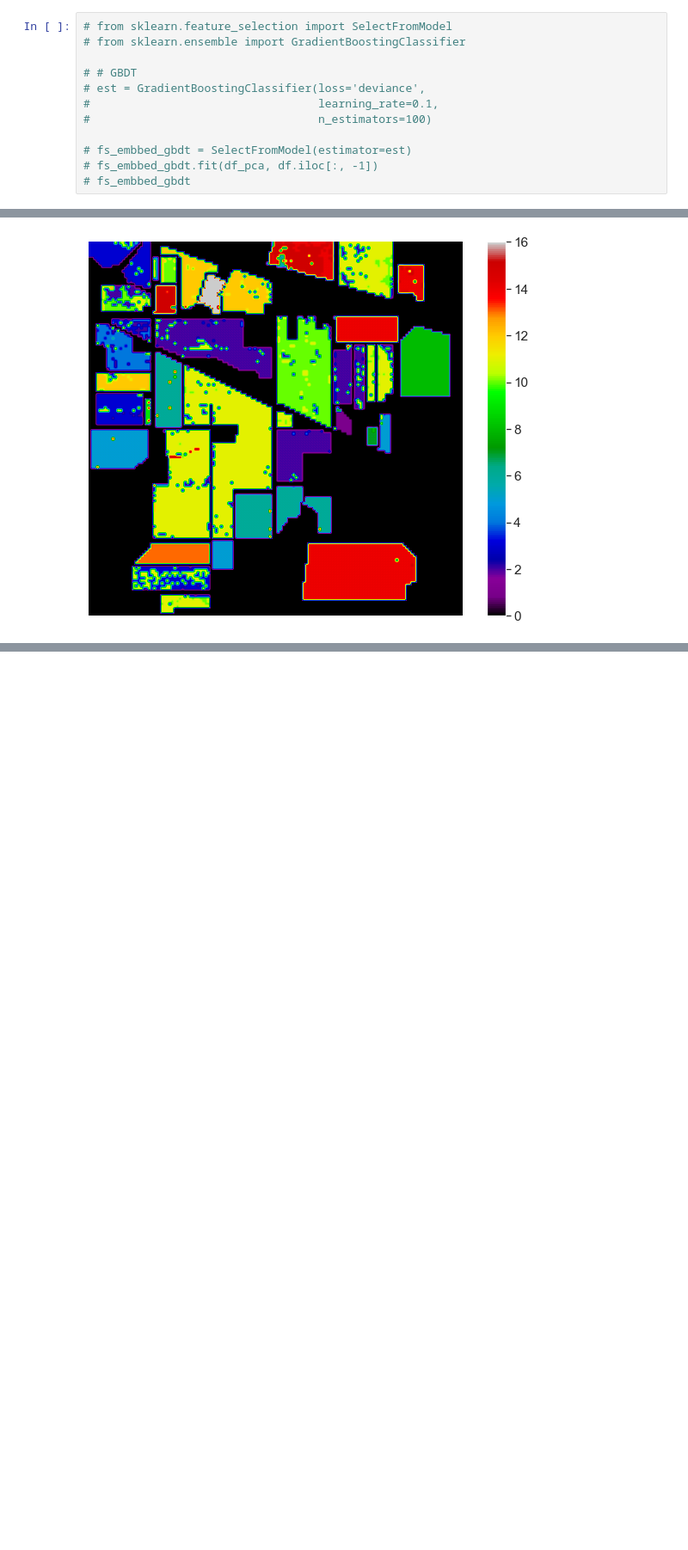
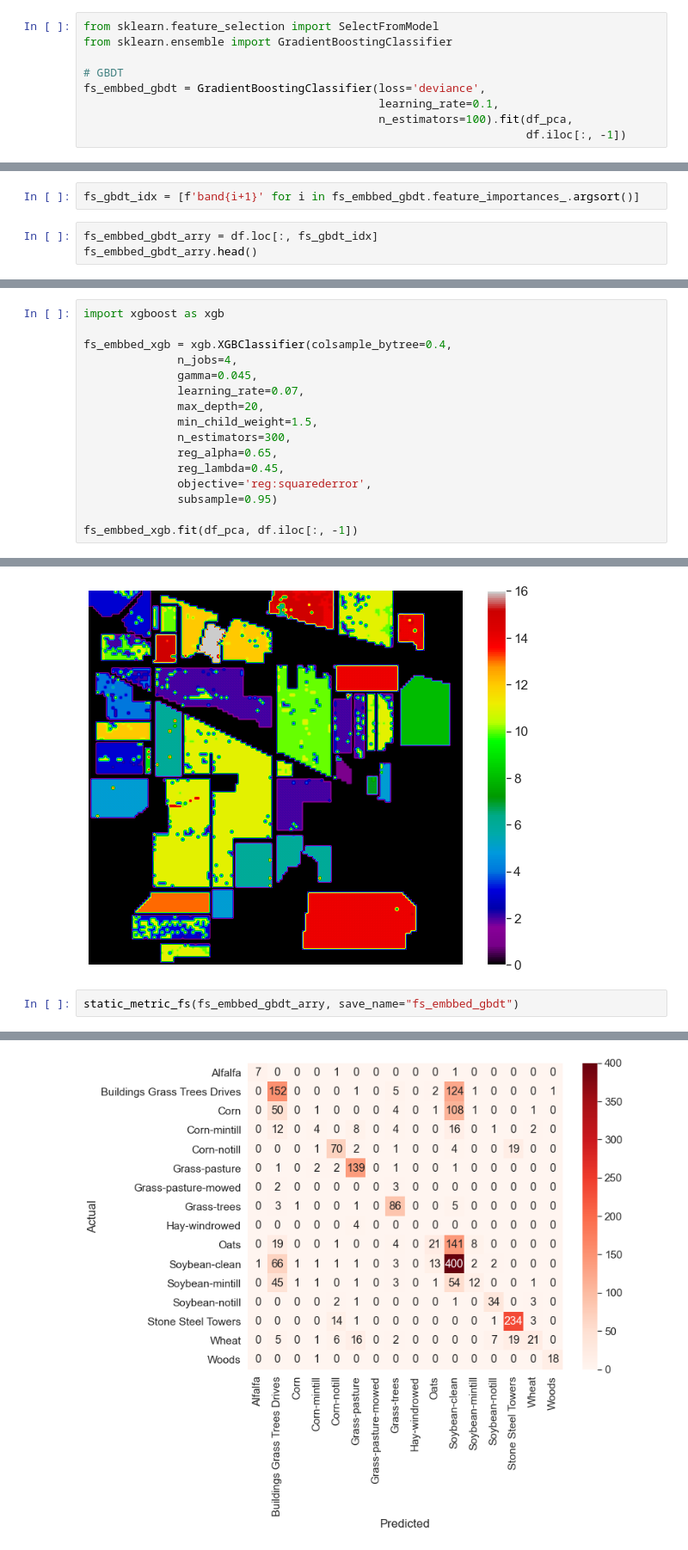
Before and after one commit to datamonday/HSI-Analysis, a Jupyter notebook: 01 Hyperspectral Image Analysis/04 Feature Selection.ipynb, the cells around one changed output, grey strips where cells are left out. Shown at 86% size. Drawn from its saved outputs; the diff is of its cells as text; blank space fills up the shorter version.

```diff
--- a/01 Hyperspectral Image Analysis/04 Feature Selection.ipynb
+++ b/01 Hyperspectral Image Analysis/04 Feature Selection.ipynb
@@ -446,14 +448,11 @@ fs_embbed_penalty.shape
 
 `sklearn.ensemble.GradientBoostingClassifier(*, loss='deviance', learning_rate=0.1, n_estimators=100, subsample=1.0, criterion='friedman_mse', min_samples_split=2, min_samples_leaf=1, min_weight_fraction_leaf=0.0, max_depth=3, min_impurity_decrease=0.0, min_impurity_split=None, init=None, random_state=None, max_features=None, verbose=0, max_leaf_nodes=None, warm_start=False, validation_fraction=0.1, n_iter_no_change=None, tol=0.0001, ccp_alpha=0.0)`
 # %%
-# from sklearn.feature_selection import SelectFromModel
-# from sklearn.ensemble import GradientBoostingClassifier
+from sklearn.feature_selection import SelectFromModel
+from sklearn.ensemble import GradientBoostingClassifier
 
-# # GBDT
-# est = GradientBoostingClassifier(loss='deviance',
-#                                  learning_rate=0.1,
-#                                  n_estimators=100)
-
-# fs_embbed_gbdt = SelectFromModel(estimator=est)
-# fs_embbed_gbdt.fit(df_pca, df.iloc[:, -1])
-# fs_embbed_gbdt
+# GBDT
+fs_embbed_gbdt = GradientBoostingClassifier(loss='deviance',
+                                            learning_rate=0.1,
+                                            n_estimators=100).fit(df_pca,
+                                                                  df.iloc[:, -1])
@@ -467,0 +464,5 @@ SelectFromModel(estimator=GradientBoostingClassifier())
+# %%
+fs_gbdt_idx = [f'band{i+1}' for i in fs_embbed_gbdt.feature_importances_.argsort()]
+# %%
+fs_embbed_gbdt_arry = df.loc[:, fs_gbdt_idx]
+fs_embbed_gbdt_arry.head()
@@ -467,0 +478,16 @@ SelectFromModel(estimator=GradientBoostingClassifier())
+# %%
+import xgboost as xgb
+
+fs_embbed_xgb = xgb.XGBClassifier(colsample_bytree=0.4,
+              n_jobs=4,
+              gamma=0.045,
+              learning_rate=0.07,
+              max_depth=20,
+              min_child_weight=1.5,
+              n_estimators=300,
+              reg_alpha=0.65,
+              reg_lambda=0.45,
+              objective='reg:squarederror',
+              subsample=0.95)
+
+fs_embbed_xgb.fit(df_pca, df.iloc[:, -1])
@@ -740,3 +815,6 @@ static_metric_fs(fs_embbed_penalty, save_name="fs_embbed_penalty")
                 weighted avg       0.86      0.86      0.86      2050
 [figure]
 [figure]
+# %%
+static_metric_fs(fs_embbed_gbdt_arry, save_name="fs_embbed_gbdt")
+# %% [output]
@@ -742,0 +838 @@ static_metric_fs(fs_embbed_penalty, save_name="fs_embbed_penalty")
+[figure, added]
```
Also changed, not shown: parts of 17 cells of this notebook, 2 other files.
